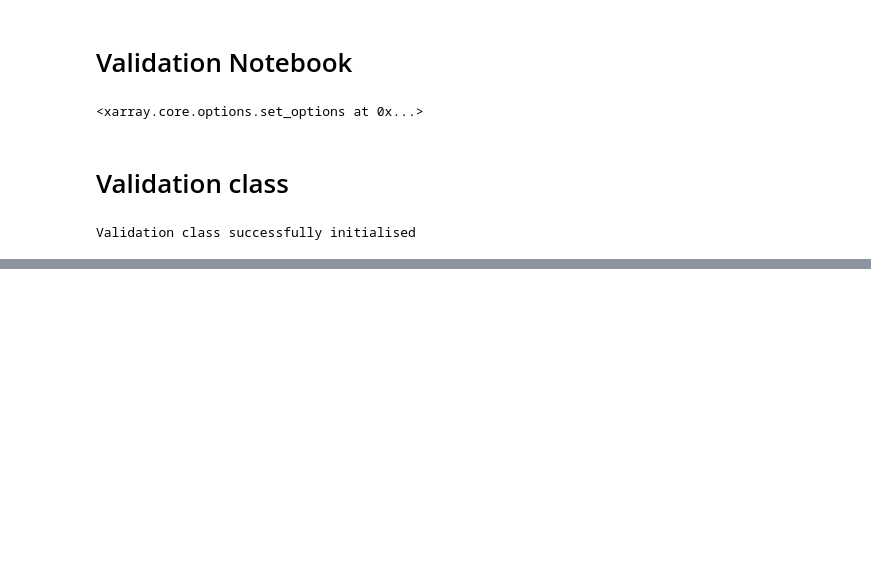
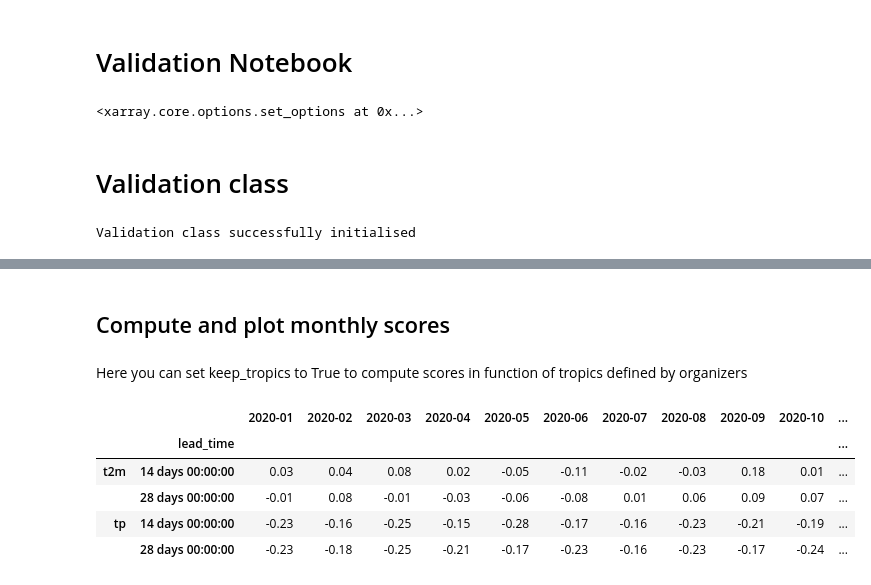
Before and after one commit to crim-ca/crims2s, a Jupyter notebook: notebooks/JG - Validation.ipynb, the cells around one changed output, grey strips where cells are left out. Cells and saved outputs as stored; diff of their text form; code cells hidden in the pictures; blank space fills up the shorter version.

```diff
--- a/notebooks/JG - Validation.ipynb
+++ b/notebooks/JG - Validation.ipynb
@@ -27,3 +26,8 @@ OUTPUT = '***BASEDIR***'
+# %%
+OUTPUT = '***BASEDIR***'
+EXPORT_PATH = '***HOME***Projets/S2S-Competition/outputs'
+CMAP = "coolwarm"
+CMAP = "RdYlGn"
 # %% [markdown]
 # Validation class
 # %%
@@ -358,0 +361,14 @@ scores_monthly
+# %% [markdown]
+## Compute and plot monthly scores
+# %% [markdown]
+Here you can set keep_tropics to True to compute scores in function of tropics defined by organizers
+# %%
+scores_monthly = val.compute_monthly_scores(keep_tropics=False)
+scores_monthly.style.background_gradient(cmap=CMAP).set_precision(2)
+# %% [output]
+|  |  | 2020-01 | 2020-02 | 2020-03 | 2020-04 | 2020-05 | 2020-06 | 2020-07 | 2020-08 | 2020-09 | 2020-10 | ... |
+|  | lead_time |  |  |  |  |  |  |  |  |  |  | ... |
+| t2m | 14 days 00:00:00 | 0.03 | 0.04 | 0.08 | 0.02 | -0.05 | -0.11 | -0.02 | -0.03 | 0.18 | 0.01 | ... |
+|  | 28 days 00:00:00 | -0.01 | 0.08 | -0.01 | -0.03 | -0.06 | -0.08 | 0.01 | 0.06 | 0.09 | 0.07 | ... |
+| tp | 14 days 00:00:00 | -0.23 | -0.16 | -0.25 | -0.15 | -0.28 | -0.17 | -0.16 | -0.23 | -0.21 | -0.19 | ... |
+|  | 28 days 00:00:00 | -0.23 | -0.18 | -0.25 | -0.21 | -0.17 | -0.23 | -0.16 | -0.23 | -0.17 | -0.24 | ... |
```
Also changed, not shown: parts of 20 cells of this notebook.
